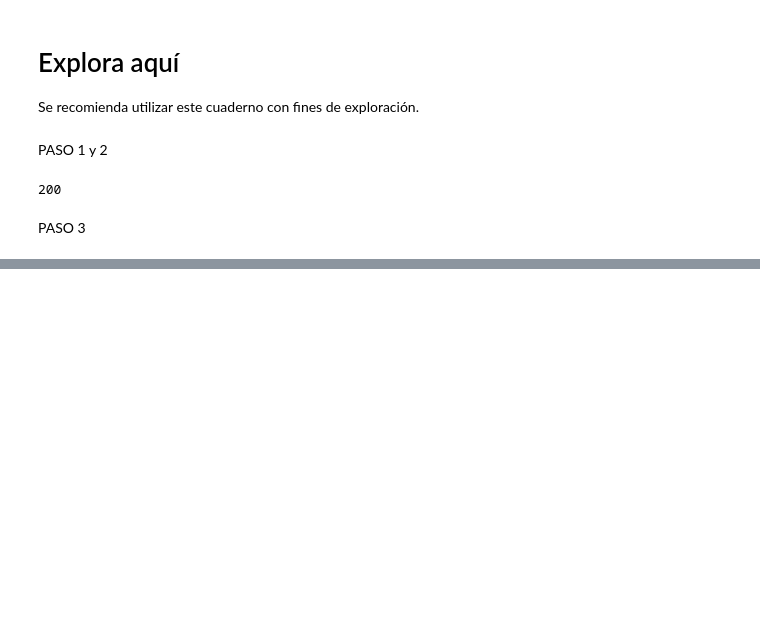
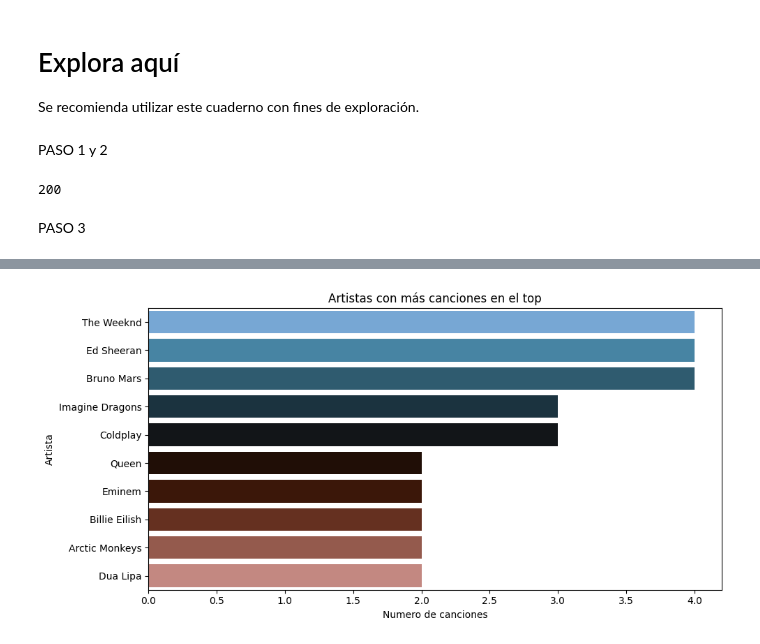
Before and after one commit to 4GeeksAcademy/ivandla96-proyecto-WebScraping, a Jupyter notebook: src/explore.es.ipynb, the cells around one changed output, grey strips where cells are left out. Cells and saved outputs as stored; diff of their text form; code cells hidden in the pictures; blank space fills up the shorter version.

```diff
--- a/src/explore.es.ipynb
+++ b/src/explore.es.ipynb
@@ -56,0 +113,14 @@ df.head()
+# %%
+#Artistas con mas canciones en el top
+
+artists = df["Artist"].value_counts().nlargest(10)
+
+plt.figure(figsize = (10, 5))
+sns.barplot(x = artists.values, y = artists.index, hue = artists.index, palette = "berlin", legend = False)
+plt.title("Artistas con más canciones en el top")
+plt.xlabel("Numero de canciones")
+plt.ylabel("Artista")
+plt.tight_layout()
+plt.show()
+# %% [output]
+[figure, added]
```
Also changed, not shown: parts of 8 cells of this notebook, 2 other files.
